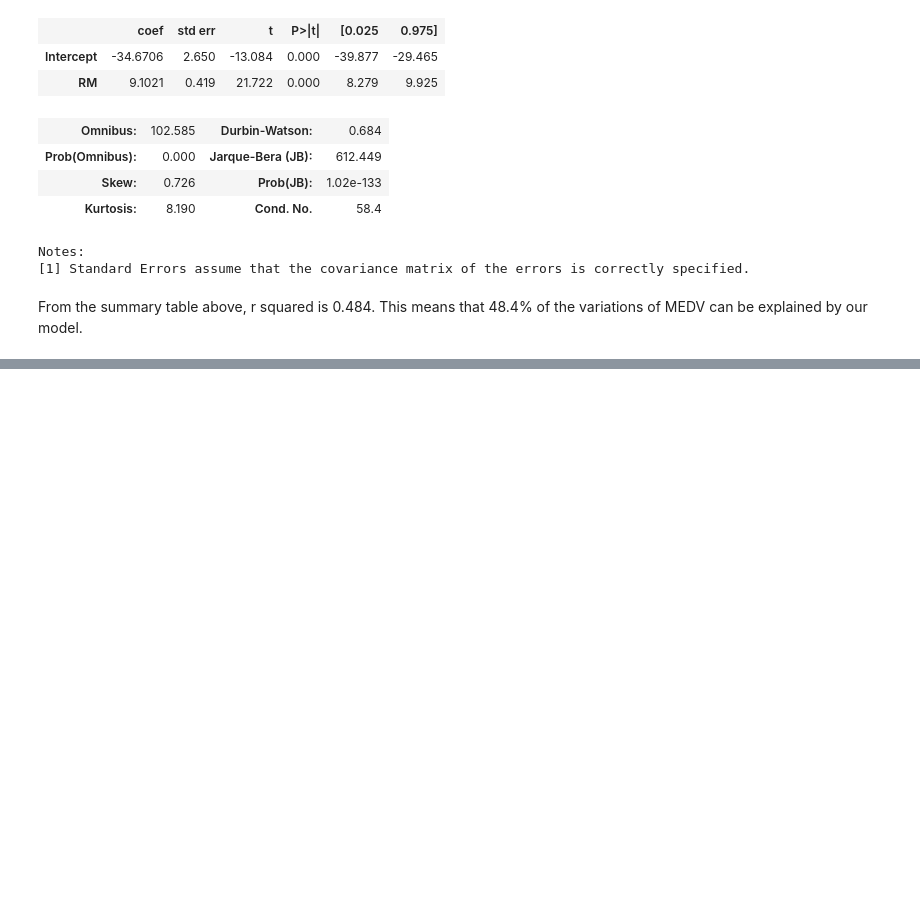
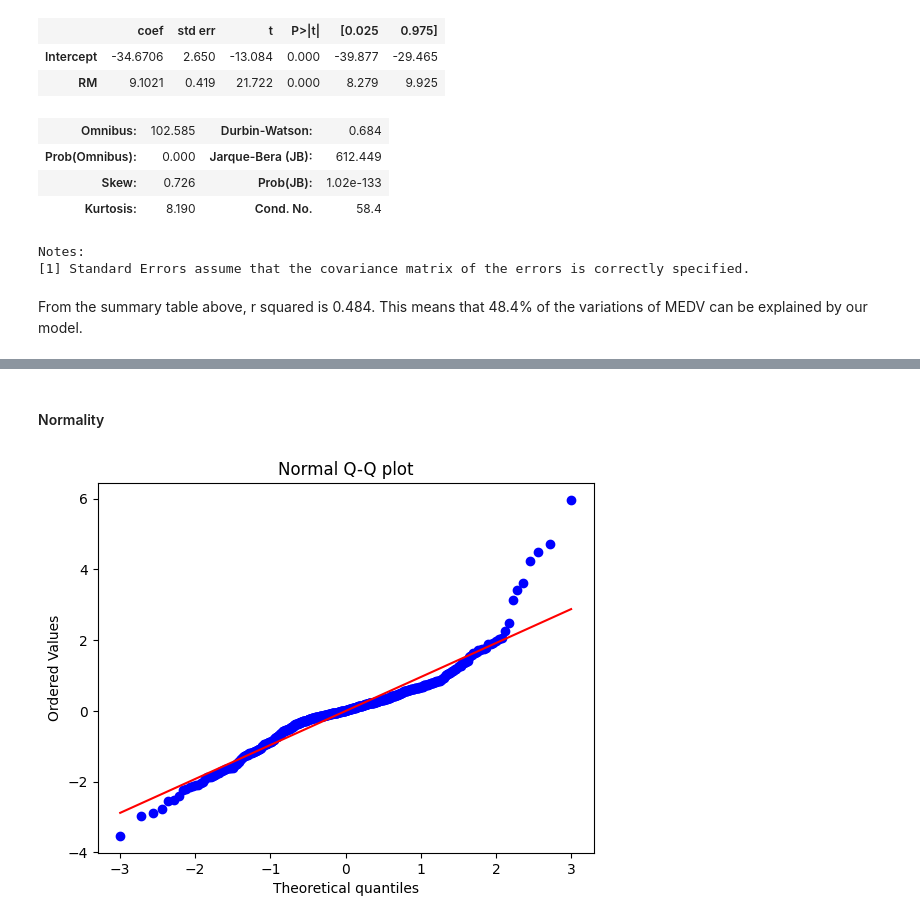
Before and after one commit to CheropS/Visualization-stock-prices, a Jupyter notebook: housing.ipynb, the cells around one changed output, grey strips where cells are left out. Cells and saved outputs as stored; diff of their text form; code cells hidden in the pictures; blank space fills up the shorter version.

```diff
--- a/housing.ipynb
+++ b/housing.ipynb
@@ -144,0 +198,10 @@ From the summary table above, r squared is 0.484. This means that 48.4% of the v
+# %% [markdown]
+#### Normality
+# %%
+z = (housing['error'] - housing['error'].mean())/housing['error'].std(ddof=1)
+
+stats.probplot(z, dist='norm', plot=plt)
+plt.title('Normal Q-Q plot')
+plt.show()
+# %% [output]
+[figure, added]
```
Also changed, not shown: parts of 12 cells of this notebook.
